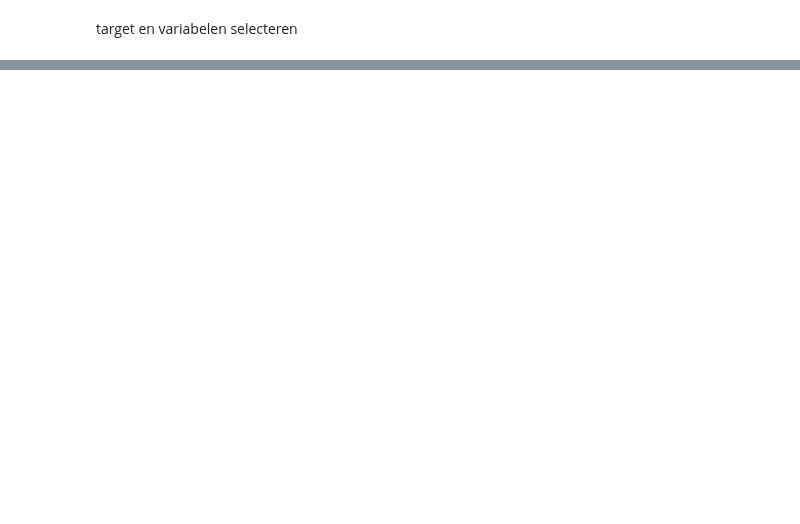
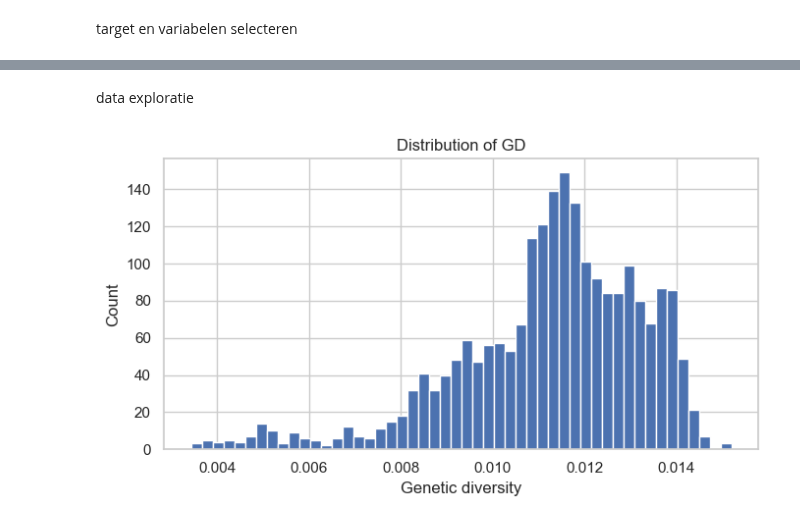
Before and after one commit to KatoMonteyne/Bachelorproef, a Jupyter notebook: model_GD.ipynb, the cells around one changed output, grey strips where cells are left out. Cells and saved outputs as stored; diff of their text form; code cells hidden in the pictures; blank space fills up the shorter version.

```diff
--- a/model_GD.ipynb
+++ b/model_GD.ipynb
@@ -16,8 +16,8 @@ sns.set_theme(style="whitegrid")
 # %% [markdown]
 data inladen + enkele waarden bekijken
 # %%
-df_env = pd.read_csv("ClimateBiodiversity/Data/Diversity_data_with_env.csv")
-df_biooracle = pd.read_csv("ClimateBiodiversity/Data/Diversity_data_with_biooracle_2010.csv")
+df_env = pd.read_csv("Data/Diversity_data_with_env.csv")
+df_biooracle = pd.read_csv("Data/Diversity_data_with_biooracle_2010.csv")
 
 print(f"env data:             {df_env.shape}")
 df_env.columns
@@ -153,7 +153,7 @@ onnodige kolommen verwijderen
 # %%
 cols_to_drop = df_merge.filter(regex=r'(?i)(min|max|range)').columns
 df_merge_variables = df_merge.drop(columns=cols_to_drop)
-df_merge_variables.drop(columns=["marine_species_richness_x","co1_genetic_diversity_mean_x", "PD_x", "grid_id", "long", "lat", "long_dd", "lat_dd", "ClimZoneCode", "matched_CenterLong", "matched_CenterLat", "marine_species_richness_y", "PD_y" ], inplace=True)
+df_merge_variables.drop(columns=["marine_species_richness_x","co1_genetic_diversity_mean_x", "PD_x", "grid_id", "long", "lat", "long_dd", "lat_dd", "ClimZoneCode", "matched_CenterLong", "matched_CenterLat", "marine_species_richness_y", "PD_y" , "MPA"], inplace=True)
 # %%
 df_merge_variables.columns
 # %% [output]
@@ -205,0 +207,10 @@ Shape before cleaning: (2452, 43)
+# %%
+df.replace(-9999.0, np.nan, inplace=True)
+df.replace(-9999, np.nan, inplace=True)
+
+missing = df.isna().sum()
+print("Missende waarden per kolom:\n")
+print(missing[missing > 0])
+
+df.dropna(inplace=True)
+print(f"\nShape after dropping rows with NaN: {df.shape}")
@@ -205,0 +235,12 @@ Shape before cleaning: (2452, 43)
+# %% [markdown]
+data exploratie
+# %%
+fig, ax = plt.subplots(figsize=(7, 4))
+ax.hist(df[target], bins=50, edgecolor="white")
+ax.set_xlabel("Genetic diversity")
+ax.set_ylabel("Count")
+ax.set_title("Distribution of GD")
+plt.tight_layout()
+plt.show()
+# %% [output]
+[figure, added]
```
Also changed, not shown: parts of 22 cells of this notebook.
